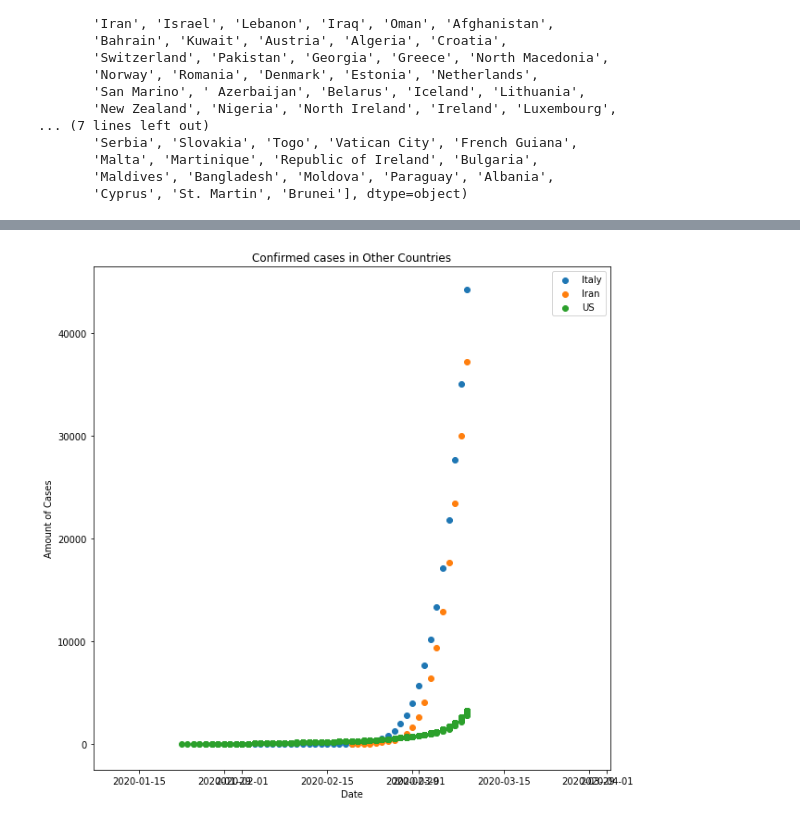
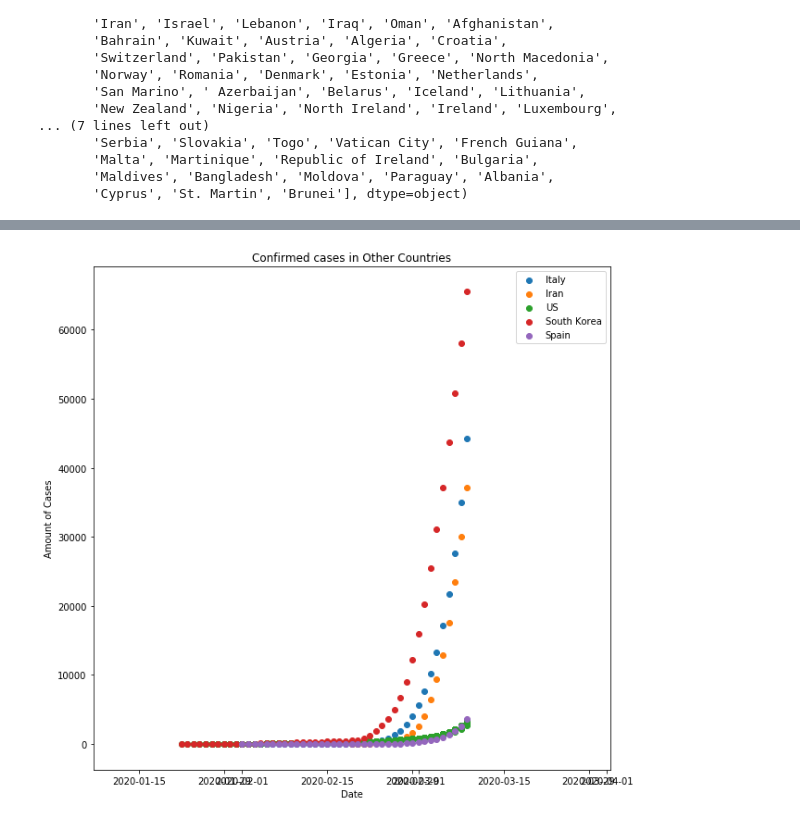
Before and after one commit to bhellner/COVID-19, a Jupyter notebook: Coronavirus_dataanalysis.ipynb, the cells around one changed output, grey strips where cells are left out. Drawn from its saved outputs; the diff is of its cells as text; code cells hidden in the pictures.

```diff
--- a/Coronavirus_dataanalysis.ipynb
+++ b/Coronavirus_dataanalysis.ipynb
@@ -119,0 +100,4 @@ Name: Country/Region, dtype: int64
+# %%
+df['Total_Deaths']= df.groupby('Country/Region')['Deaths'].cumsum()
+# %%
+df['Total_Recovered']= df.groupby('Country/Region')['Recovered'].cumsum()
@@ -120,11 +214,11 @@ Name: Country/Region, dtype: int64
 # %%
-#incubation period compared to confirmed???
 #want to plot the deaths over time for mainland china and other major countries
 df_Mainland_China = df[df['Country/Region']=='Mainland China']
 df_Italy = df[df['Country/Region']=='Italy']
 df_Iran = df[df['Country/Region']=='Iran']
 df_US = df[df['Country/Region']=='US']
 df_Spain = df[df['Country/Region']=='Spain']
+df_SouthKorea = df[df['Country/Region']=='South Korea']
 # %%
 print(len(df_Mainland_China))
 print(len(df_Italy))
@@ -154,10 +250,10 @@ df_US.loc[:,'Total Confirmed'] = df_US['Confirmed'].cumsum()
 df_US.loc[:,'Total Deaths'] = df_US['Deaths'].cumsum()
 df_US.loc[:,'Total Recovered'] = df_US['Recovered'].cumsum()
 
-df_US.loc[:,'Total Confirmed'] = df_US['Confirmed'].cumsum()
-df_US.loc[:,'Total Deaths'] = df_US['Deaths'].cumsum()
-df_US.loc[:,'Total Recovered'] = df_US['Recovered'].cumsum()
+df_SouthKorea.loc[:,'Total Confirmed'] = df_SouthKorea['Confirmed'].cumsum()
+df_SouthKorea.loc[:,'Total Deaths'] = df_SouthKorea['Deaths'].cumsum()
+df_SouthKorea.loc[:,'Total Recovered'] = df_SouthKorea['Recovered'].cumsum()
 
-df_US.loc[:,'Total Confirmed'] = df_US['Confirmed'].cumsum()
-df_US.loc[:,'Total Deaths'] = df_US['Deaths'].cumsum()
-df_US.loc[:,'Total Recovered'] = df_US['Recovered'].cumsum()
+df_Spain.loc[:,'Total Confirmed'] = df_Spain['Confirmed'].cumsum()
+df_Spain.loc[:,'Total Deaths'] = df_Spain['Deaths'].cumsum()
+df_Spain.loc[:,'Total Recovered'] = df_Spain['Recovered'].cumsum()
@@ -207,33 +260,44 @@ To register the converters:
 # %%
-#Total Confirmed Cases plot
+#Total Confirmed Cases plot    add the death plot and the recovered to this printout
 
 x_2 = df_Italy['ObservationDate']
 y_2 = df_Italy['Total Confirmed']
 
 x_3 = df_Iran['ObservationDate']
 y_3 = df_Iran['Total Confirmed']
 
 x_4 = df_US['ObservationDate']
 y_4 = df_US['Total Confirmed']
 
+x_5 = df_SouthKorea['ObservationDate']
+y_5 = df_SouthKorea['Total Confirmed']
+
+x_6 = df_Spain['ObservationDate']
+y_6 = df_Spain['Total Confirmed']
+
+
 x_points_2 = pd.to_datetime(x_2)
 x_points_3 = pd.to_datetime(x_3)
 x_points_4 = pd.to_datetime(x_4)
+x_points_5 = pd.to_datetime(x_5)
+x_points_6 = pd.to_datetime(x_6)
 
 # Create figure and plot space
 fig, ax = plt.subplots(figsize=(10, 10))
 
 # Add x-axis and y-axis
 ax.scatter(x_points_2,y_2)
 ax.scatter(x_points_3,y_3)
 ax.scatter(x_points_4,y_4)
+ax.scatter(x_points_5,y_5)
+ax.scatter(x_points_6,y_6)
 
 # Set title and labels for axes
 ax.set(xlabel="Date",
        ylabel="Amount of Cases",
        title="Confirmed cases in Other Countries")
-ax.legend(('Italy','Iran','US'))
+ax.legend(('Italy','Iran','US','South Korea','Spain'))
 
 plt.show()
 # %% [output]
-[figure, old version]
+[figure, new version]
```
Also changed, not shown: parts of 15 cells of this notebook.
